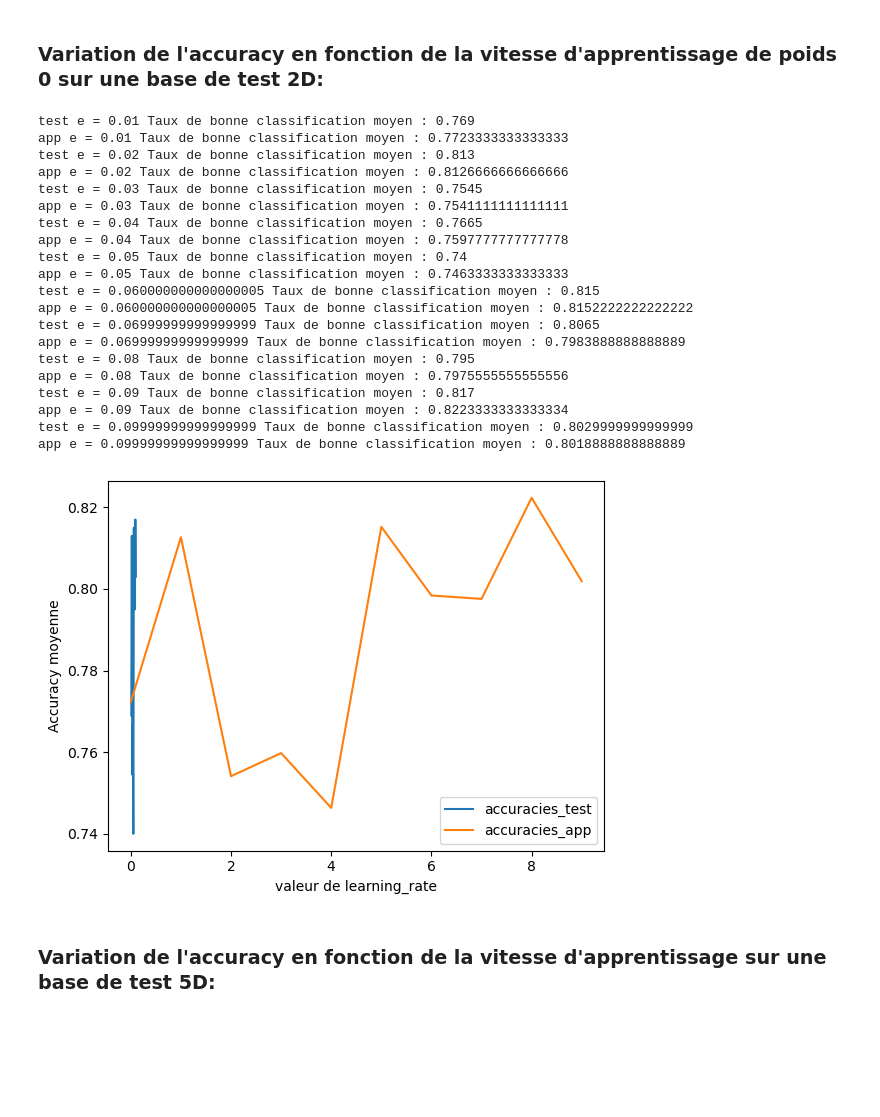
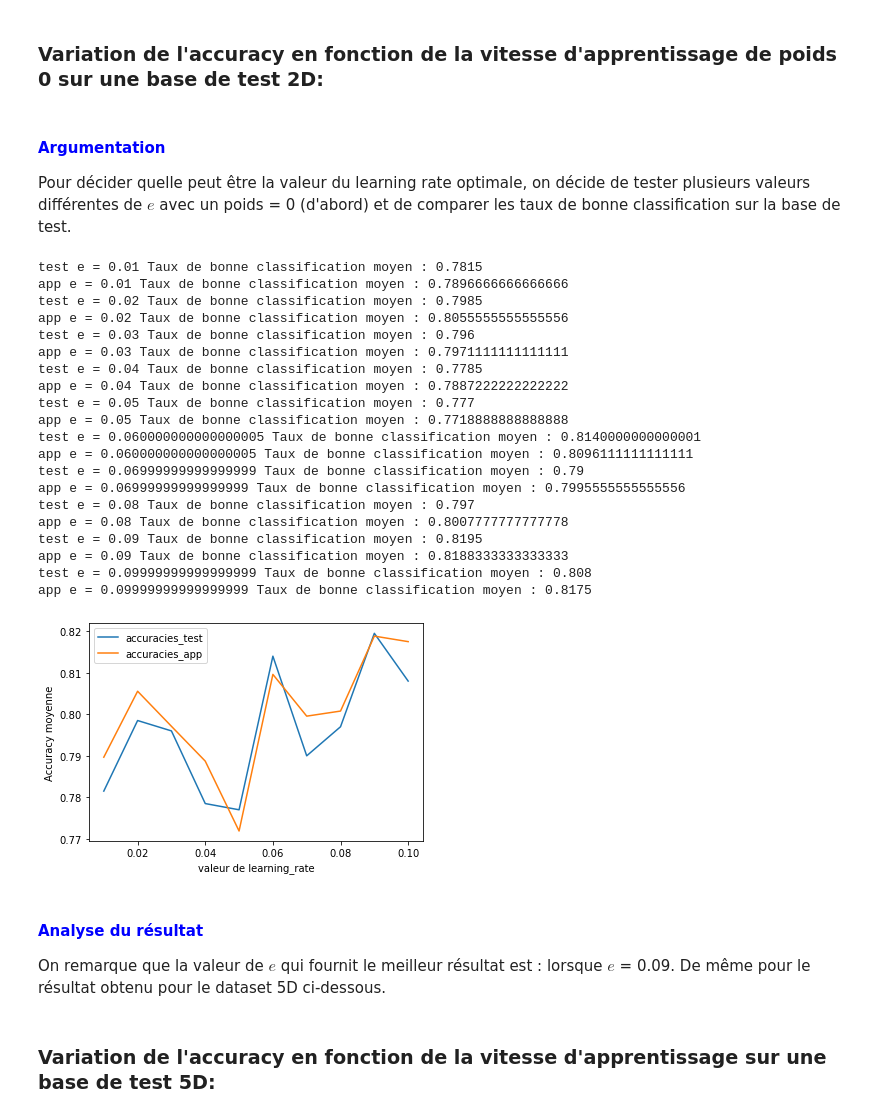
Before and after one commit to celine-yes/TME_DataScience, a Jupyter notebook: projet-1/projet-1-Fan-Lacour.ipynb, the cells around one changed output. Saved outputs shown, nothing was run; the diff lists cells and outputs as text; code cells hidden in the pictures; blank space fills up the shorter version.

```diff
--- a/projet-1/projet-1-Fan-Lacour.ipynb
+++ b/projet-1/projet-1-Fan-Lacour.ipynb
@@ -364,8 +364,7 @@ class ClassifierKNN(Classifier):
 
         #nombre de label == 1
         #score = np.sum(self.label_set[arg_dist[:self.k]] == 1)
-        score = np.sum(np.allclose(self.label_set[arg_dist[:self.k]],1))
-
+        score = np.sum(self.label_set[arg_dist[:self.k]] == 1)
         return 2 * (score/self.k -.5)
 
 
@@ -442,7 +444,7 @@ Ym = Y5D[index]
 accuracies = []
 
 nb_iter = 10 #nombre d'itérations de la validation croisée
-seuil_k = 50 # seuil max des valeurs de k à regarder:
+seuil_k = 1000 # seuil max des valeurs de k à regarder:
 valeurs_k = [k for k in range(1,seuil_k,2)] # toutes les valeurs de k à regarder:
 
 for k in valeurs_k:
@@ -465,5 +467,5 @@ plt.ylabel('Accuracy')
 plt.xlabel("k")
 plt.show()
 
-print("Accuracy maximum pour k =", accuracies_test.index(max(accuracies_test)))
+print("Accuracy maximum pour k =", valeurs_k[accuracies_test.index(max(accuracies_test))])
 # %% [output]
@@ -719,64 +734,73 @@ class ClassifierPerceptron(Classifier):
         return self.allw
 # %% [markdown]
 ### Variation de l'accuracy en fonction de la vitesse d'apprentissage de poids 0 sur une base de test 2D:
+# %% [markdown]
+#### <font color="blue">Argumentation</font>
+
+Pour décider quelle peut être la valeur du learning rate optimale, on décide de tester plusieurs valeurs différentes de $e$ avec un poids = 0 (d'abord) et de comparer les taux de bonne classification sur la base de test.
 # %%
 index = np.random.permutation(len(X2D)) # mélange des index
 Xm = X2D[index]
 Ym = Y2D[index]
 
 accuracies = []
 accuracies_app = []
 acc_moy = []
 acc_moy_app = []
 nb_iter = 10
+valeurs_e = np.arange(0.01, 0.11, 0.01)
 
 #on fait varier le paramètre learning_rate
-for e in np.arange(0.01, 0.11, 0.01):
+for e in valeurs_e:
     perf = []
     perf_app = []
     for i in range(nb_iter):
         Xapp,Yapp,Xtest,Ytest = crossval_strat(Xm, Ym, nb_iter, i)
         perceptron = ClassifierPerceptron(2,e)
         perceptron.train(Xapp, Yapp)
         perf.append(perceptron.accuracy(Xtest, Ytest))
         perf_app.append(perceptron.accuracy(Xapp, Yapp))
 
     acc_moy = statistics.mean(perf) #moyenne des accuracies de la validation croisée pour cette valeur de k
     acc_moy_app = statistics.mean(perf_app)
     accuracies.append(acc_moy)
     accuracies_app.append(acc_moy_app)
-    print("test e = " + str(e) + " Taux de bonne classification moyen : " + str(acc_moy))
-    print("app e = " + str(e) + " Taux de bonne classification moyen : " + str(acc_moy_app))
+    #print("test e = " + str(e) + " Taux de bonne classification moyen : " + str(acc_moy))
+    #print("app e = " + str(e) + " Taux de bonne classification moyen : " + str(acc_moy_app))
 
 
 # Traçage de la courbe des variations d'accuracy en fonction de learning_rate
-plt.plot(np.arange(0.01, 0.11, 0.01),accuracies,accuracies_app)
+plt.plot(valeurs_e,accuracies)
+plt.plot(valeurs_e,accuracies_app)
 plt.ylabel('Accuracy moyenne')
 plt.xlabel("valeur de learning_rate")
 plt.legend(['accuracies_test','accuracies_app'])
 plt.show()
 # %% [output]
-test e = 0.01 Taux de bonne classification moyen : 0.769
-app e = 0.01 Taux de bonne classification moyen : 0.7723333333333333
-test e = 0.02 Taux de bonne classification moyen : 0.813
-app e = 0.02 Taux de bonne classification moyen : 0.8126666666666666
-test e = 0.03 Taux de bonne classification moyen : 0.7545
-app e = 0.03 Taux de bonne classification moyen : 0.7541111111111111
-test e = 0.04 Taux de bonne classification moyen : 0.7665
-app e = 0.04 Taux de bonne classification moyen : 0.7597777777777778
-test e = 0.05 Taux de bonne classification moyen : 0.74
-app e = 0.05 Taux de bonne classification moyen : 0.7463333333333333
-test e = 0.060000000000000005 Taux de bonne classification moyen : 0.815
-app e = 0.060000000000000005 Taux de bonne classification moyen : 0.8152222222222222
-test e = 0.06999999999999999 Taux de bonne classification moyen : 0.8065
-app e = 0.06999999999999999 Taux de bonne classification moyen : 0.7983888888888889
-test e = 0.08 Taux de bonne classification moyen : 0.795
-app e = 0.08 Taux de bonne classification moyen : 0.7975555555555556
-test e = 0.09 Taux de bonne classification moyen : 0.817
-app e = 0.09 Taux de bonne classification moyen : 0.8223333333333334
-test e = 0.09999999999999999 Taux de bonne classification moyen : 0.8029999999999999
-app e = 0.09999999999999999 Taux de bonne classification moyen : 0.8018888888888889
+test e = 0.01 Taux de bonne classification moyen : 0.7815
+app e = 0.01 Taux de bonne classification moyen : 0.7896666666666666
+test e = 0.02 Taux de bonne classification moyen : 0.7985
+app e = 0.02 Taux de bonne classification moyen : 0.8055555555555556
+test e = 0.03 Taux de bonne classification moyen : 0.796
+app e = 0.03 Taux de bonne classification moyen : 0.7971111111111111
+test e = 0.04 Taux de bonne classification moyen : 0.7785
+app e = 0.04 Taux de bonne classification moyen : 0.7887222222222222
+test e = 0.05 Taux de bonne classification moyen : 0.777
+app e = 0.05 Taux de bonne classification moyen : 0.7718888888888888
+test e = 0.060000000000000005 Taux de bonne classification moyen : 0.8140000000000001
+app e = 0.060000000000000005 Taux de bonne classification moyen : 0.8096111111111111
+test e = 0.06999999999999999 Taux de bonne classification moyen : 0.79
+app e = 0.06999999999999999 Taux de bonne classification moyen : 0.7995555555555556
+test e = 0.08 Taux de bonne classification moyen : 0.797
+app e = 0.08 Taux de bonne classification moyen : 0.8007777777777778
+test e = 0.09 Taux de bonne classification moyen : 0.8195
+app e = 0.09 Taux de bonne classification moyen : 0.8188333333333333
+test e = 0.09999999999999999 Taux de bonne classification moyen : 0.808
+app e = 0.09999999999999999 Taux de bonne classification moyen : 0.8175
-[figure, old version]
+[figure, new version]
+# %% [markdown]
+#### <font color="blue">Analyse du résultat</font>
+On remarque que la valeur de $e$ qui fournit le meilleur résultat est : lorsque $e$ = 0.09. De même pour le résultat obtenu pour le dataset 5D ci-dessous.
 # %% [markdown]
 ### Variation de l'accuracy en fonction de la vitesse d'apprentissage sur une base de test 5D:
 # %%
```
Also changed, not shown: parts of 53 cells of this notebook.
